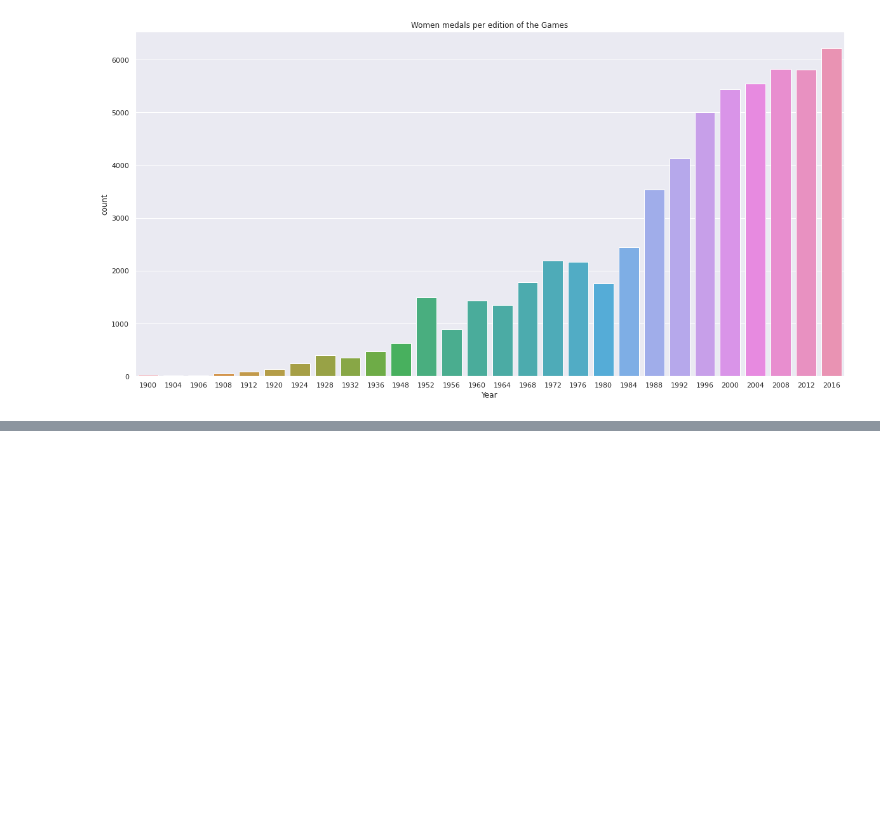
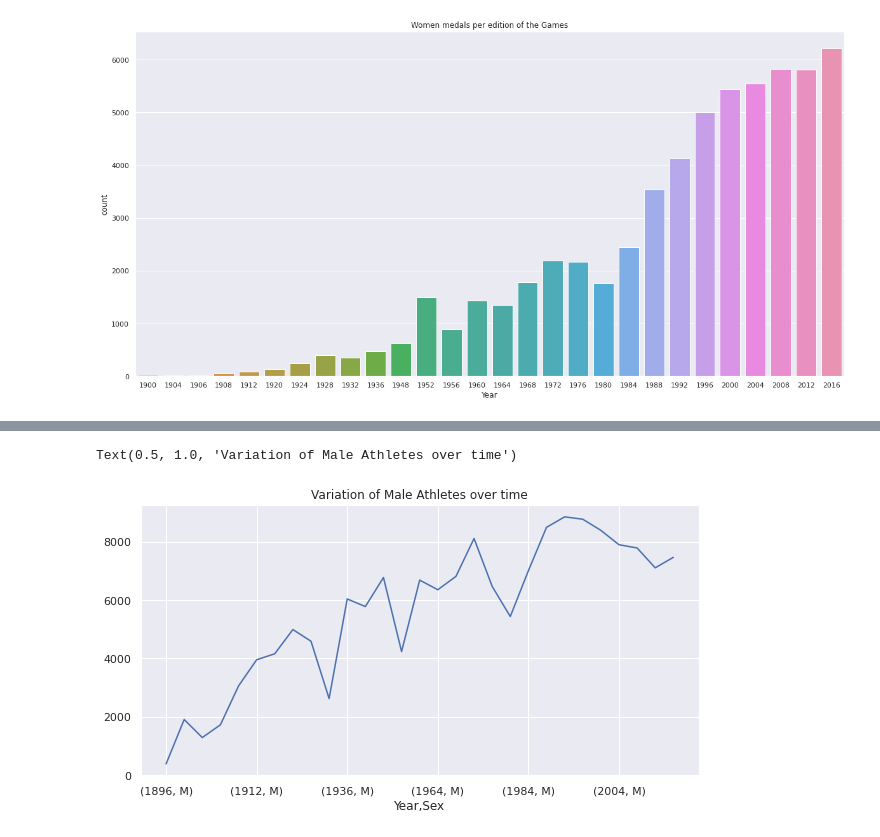
Before and after one commit to abasnezhad/Kaggle, a Jupyter notebook: 120_years_of_Olympic.ipynb, the cells around one changed output, grey strips where cells are left out. Saved outputs shown, nothing was run; the diff lists cells and outputs as text; code cells hidden in the pictures; blank space fills up the shorter version.

```diff
--- a/120_years_of_Olympic.ipynb
+++ b/120_years_of_Olympic.ipynb
@@ -134,0 +226,12 @@ Index(['ID', 'Name', 'Sex', 'Age', 'Height', 'Weight', 'Team', 'NOC', 'Games',
+# %%
+# male participation over time
+men= combined[(combined['Sex']=='M') & (combined['Season']=='Summer')]
+
+
+men_grouped = men.groupby('Year')['Sex'].value_counts()
+plt.figure(figsize=(10, 5))
+men_grouped.plot()
+plt.title('Variation of Male Athletes over time')
+# %% [output]
+Text(0.5, 1.0, 'Variation of Male Athletes over time')
+[figure, added]
```
Also changed, not shown: parts of 11 cells of this notebook.
